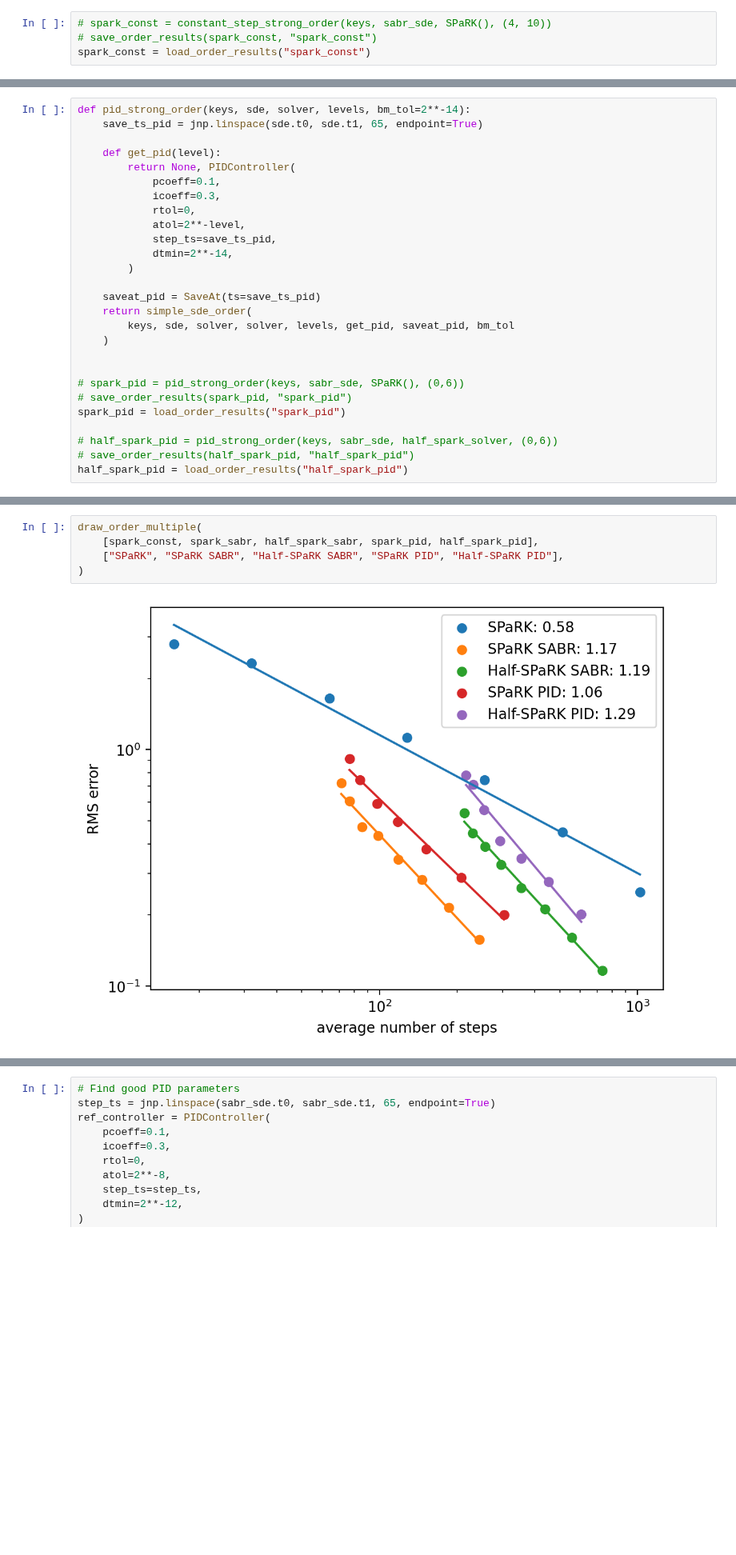
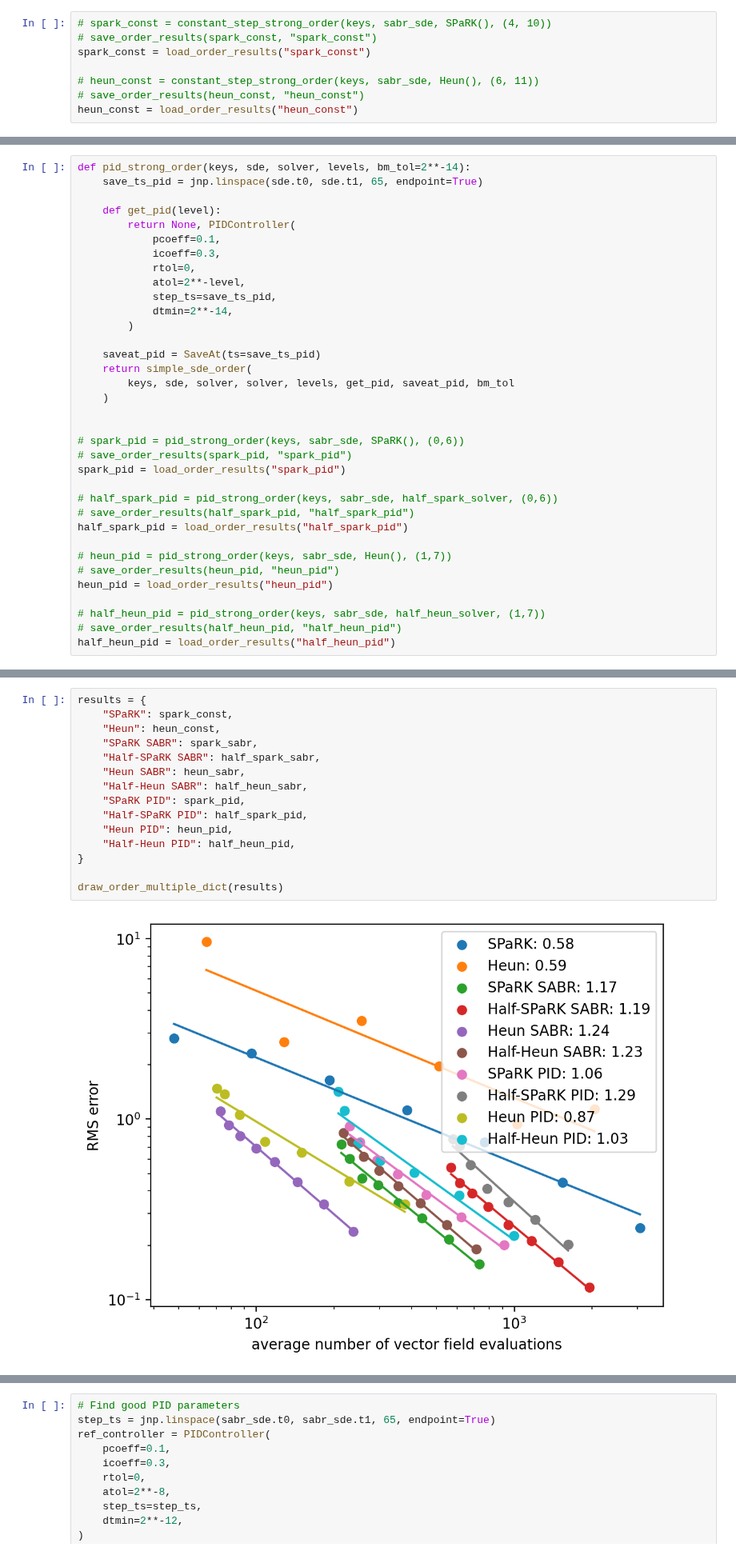
Before and after one commit to andyElking/diffrax_STLA, a Jupyter notebook: notebooks/SABR.ipynb, the cells around one changed output, grey strips where cells are left out. Shown at 80% size. Saved outputs shown, nothing was run; the diff lists cells and outputs as text; blank space fills up the shorter version.

Commit message:
added Heun to SABR experiments

```diff
--- a/notebooks/SABR.ipynb
+++ b/notebooks/SABR.ipynb
@@ -62,3 +65,7 @@ plot_sol_general(sol)
 # spark_const = constant_step_strong_order(keys, sabr_sde, SPaRK(), (4, 10))
 # save_order_results(spark_const, "spark_const")
 spark_const = load_order_results("spark_const")
+
+# heun_const = constant_step_strong_order(keys, sabr_sde, Heun(), (6, 11))
+# save_order_results(heun_const, "heun_const")
+heun_const = load_order_results("heun_const")
@@ -116,4 +135,12 @@ spark_pid = load_order_results("spark_pid")
 # half_spark_pid = pid_strong_order(keys, sabr_sde, half_spark_solver, (0,6))
 # save_order_results(half_spark_pid, "half_spark_pid")
 half_spark_pid = load_order_results("half_spark_pid")
+
+# heun_pid = pid_strong_order(keys, sabr_sde, Heun(), (1,7))
+# save_order_results(heun_pid, "heun_pid")
+heun_pid = load_order_results("heun_pid")
+
+# half_heun_pid = pid_strong_order(keys, sabr_sde, half_heun_solver, (1,7))
+# save_order_results(half_heun_pid, "half_heun_pid")
+half_heun_pid = load_order_results("half_heun_pid")
 # %% [output]
@@ -122,7 +151,17 @@ Saved order_results_half_spark_pid.npy
 # %%
-draw_order_multiple(
-    [spark_const, spark_sabr, half_spark_sabr, spark_pid, half_spark_pid],
-    ["SPaRK", "SPaRK SABR", "Half-SPaRK SABR", "SPaRK PID", "Half-SPaRK PID"],
-)
+results = {
+    "SPaRK": spark_const,
+    "Heun": heun_const,
+    "SPaRK SABR": spark_sabr,
+    "Half-SPaRK SABR": half_spark_sabr,
+    "Heun SABR": heun_sabr,
+    "Half-Heun SABR": half_heun_sabr,
+    "SPaRK PID": spark_pid,
+    "Half-SPaRK PID": half_spark_pid,
+    "Heun PID": heun_pid,
+    "Half-Heun PID": half_heun_pid,
+}
+
+draw_order_multiple_dict(results)
 # %% [output]
-[figure, old version]
+[figure, new version]
```
Also changed, not shown: parts of 5 cells of this notebook, 9 other files.
